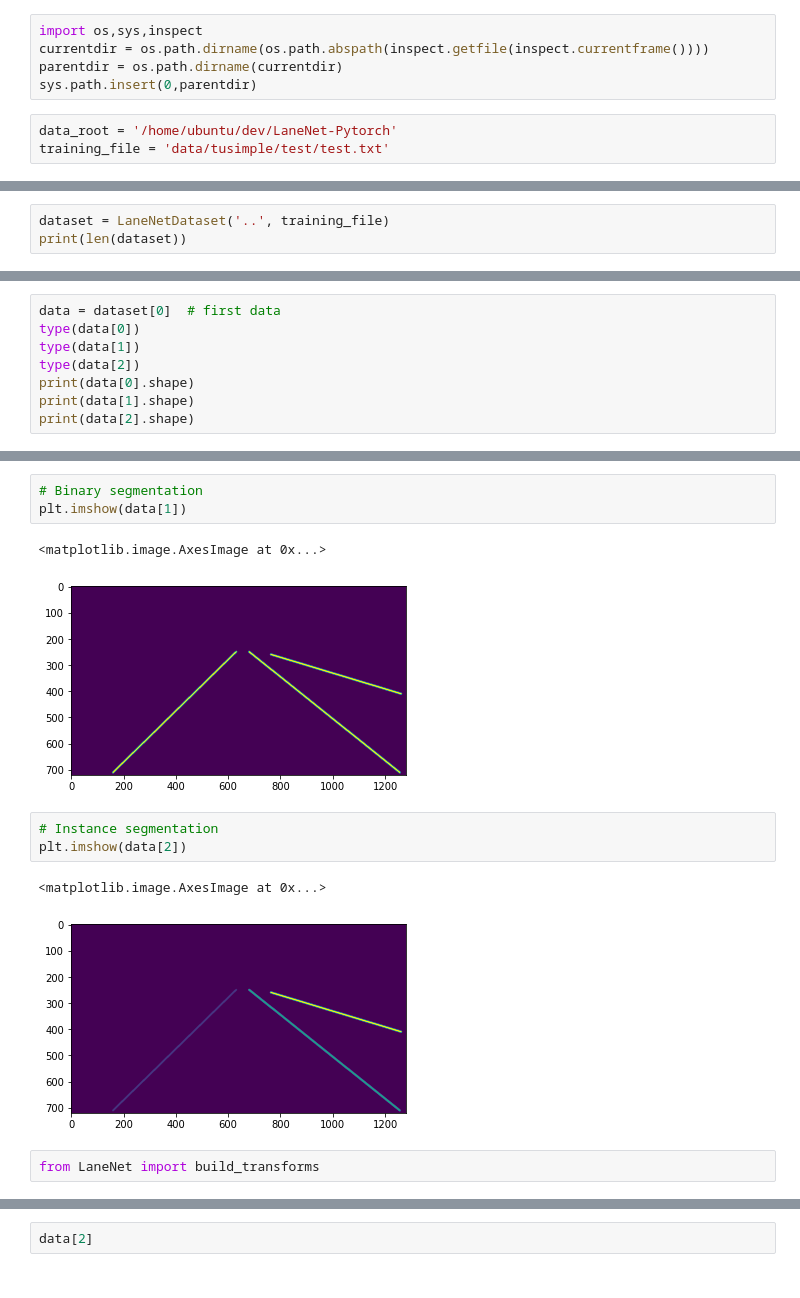
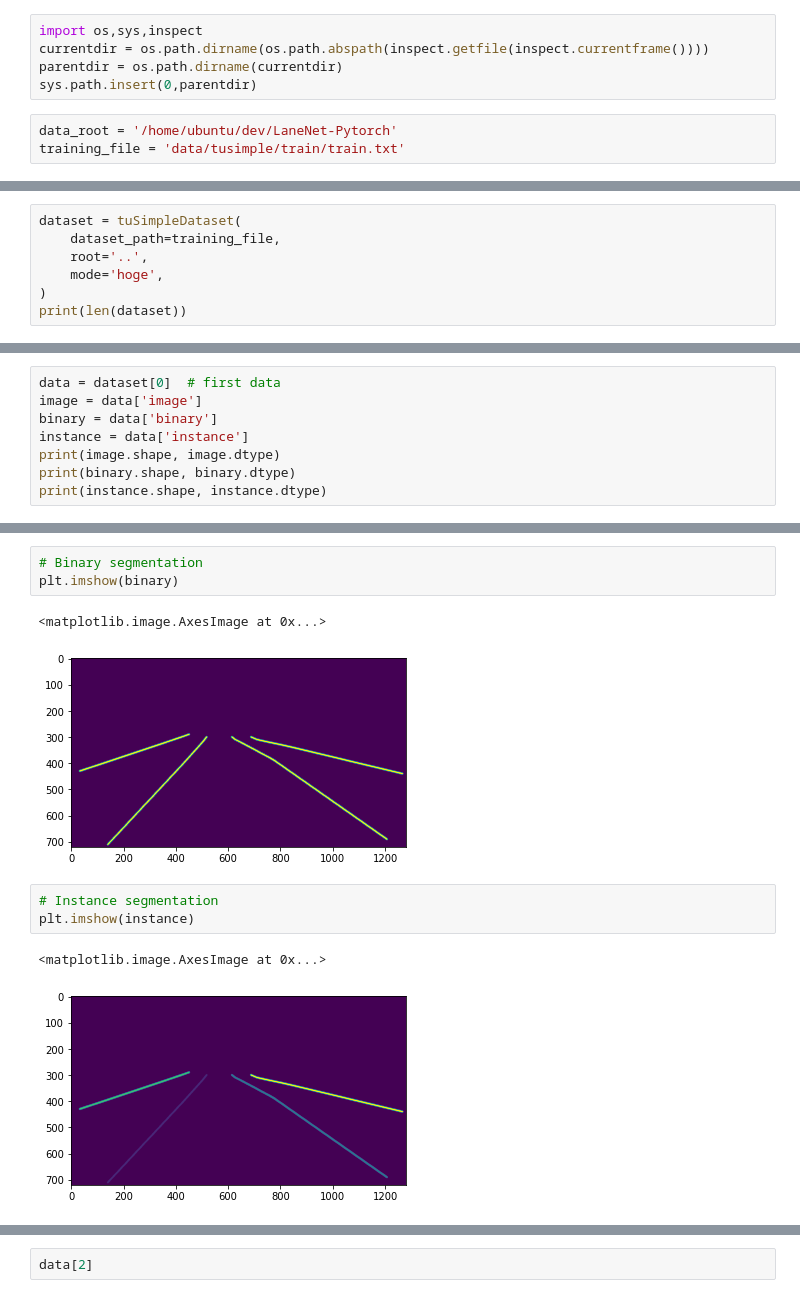
Before and after one commit to haruishi43/LaneNet-Pytorch, a Jupyter notebook: notebook/pytorch dataset.ipynb, the cells around one changed output, grey strips where cells are left out. Drawn from its saved outputs; the diff is of its cells as text.

```diff
--- a/notebook/pytorch dataset.ipynb
+++ b/notebook/pytorch dataset.ipynb
@@ -15,4 +18,4 @@ parentdir = os.path.dirname(currentdir)
 sys.path.insert(0,parentdir)
 # %%
 data_root = '/home/ubuntu/dev/LaneNet-Pytorch'
-training_file = 'data/tusimple/test/test.txt'
+training_file = 'data/tusimple/train/train.txt'
@@ -62,4 +24,8 @@ class LaneNetDataset:
 # %%
-dataset = LaneNetDataset('..', training_file)
+dataset = tuSimpleDataset(
+    dataset_path=training_file,
+    root='..',
+    mode='hoge',
+)
 print(len(dataset))
 # %% [output]
@@ -70,9 +33,9 @@ import matplotlib.pyplot as plt
 # %%
 data = dataset[0]  # first data
-type(data[0])
-type(data[1])
-type(data[2])
-print(data[0].shape)
-print(data[1].shape)
-print(data[2].shape)
+image = data['image']
+binary = data['binary']
+instance = data['instance']
+print(image.shape, image.dtype)
+print(binary.shape, binary.dtype)
+print(instance.shape, instance.dtype)
 # %% [output]
@@ -88,14 +50,12 @@ print(data[0].shape)
 # %%
 # Binary segmentation
-plt.imshow(data[1])
+plt.imshow(binary)
 # %% [output]
 <matplotlib.image.AxesImage at 0x...>
-[figure, old version]
+[figure, new version]
 # %%
 # Instance segmentation
-plt.imshow(data[2])
+plt.imshow(instance)
 # %% [output]
 <matplotlib.image.AxesImage at 0x...>
-[figure, old version]
+[figure, new version]
-# %%
-from LaneNet import build_transforms
```
Also changed, not shown: parts of 12 cells of this notebook, 7 other files.
